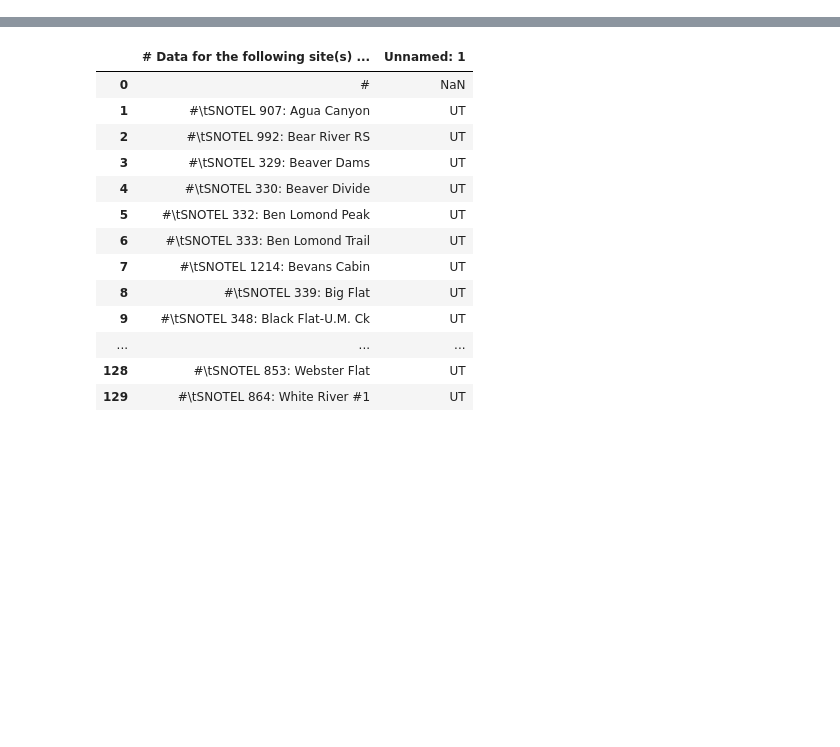
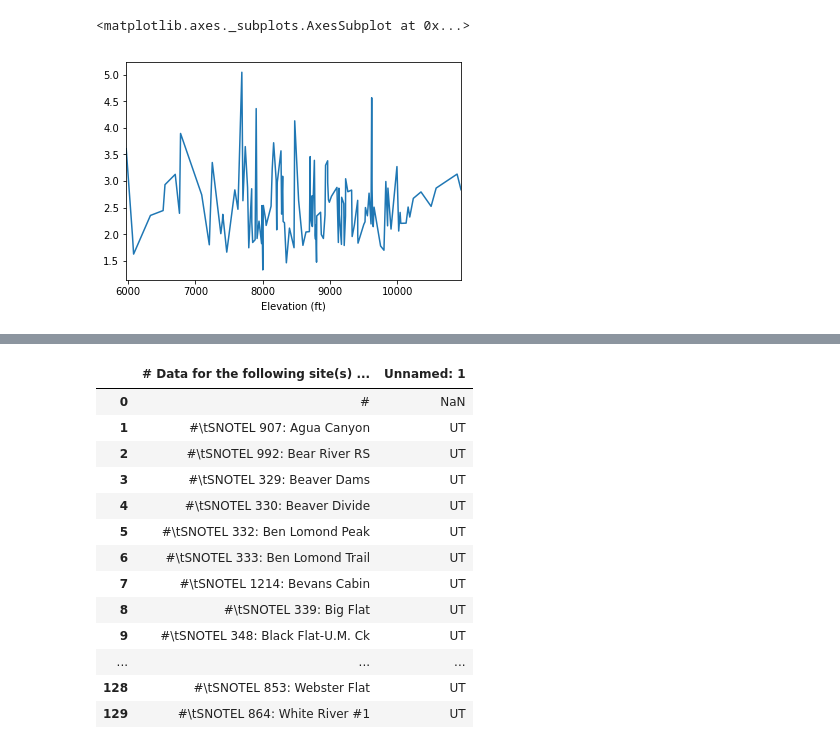
Before and after one commit to TravDraper/DS-Project, a Jupyter notebook: Snotel data project.ipynb, the cells around one changed output, grey strips where cells are left out. Saved outputs shown, nothing was run; the diff lists cells and outputs as text; code cells hidden in the pictures; blank space fills up the shorter version.

```diff
--- a/Snotel data project.ipynb
+++ b/Snotel data project.ipynb
@@ -24,0 +108,7 @@ snowfall
+# %%
+elevationgroups = snowfall.groupby('Elevation (ft)')
+elevationPrecips = elevationgroups['Precipitation Increment (in)'].mean()
+elevationPrecips.plot()
+# %% [output]
+<matplotlib.axes._subplots.AxesSubplot at 0x...>
+[figure, added]
```
Also changed, not shown: parts of 21 cells of this notebook.
